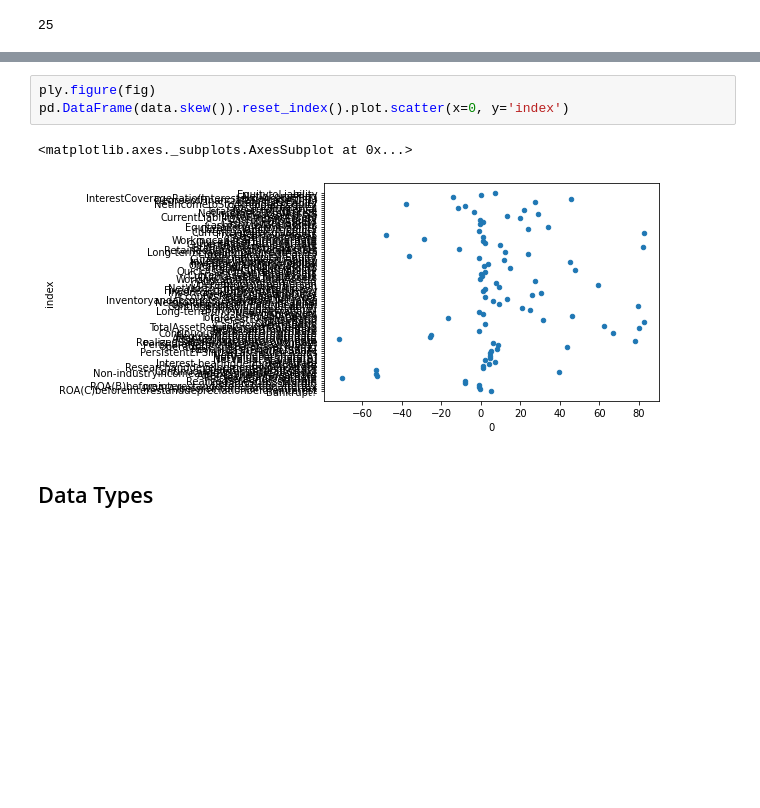
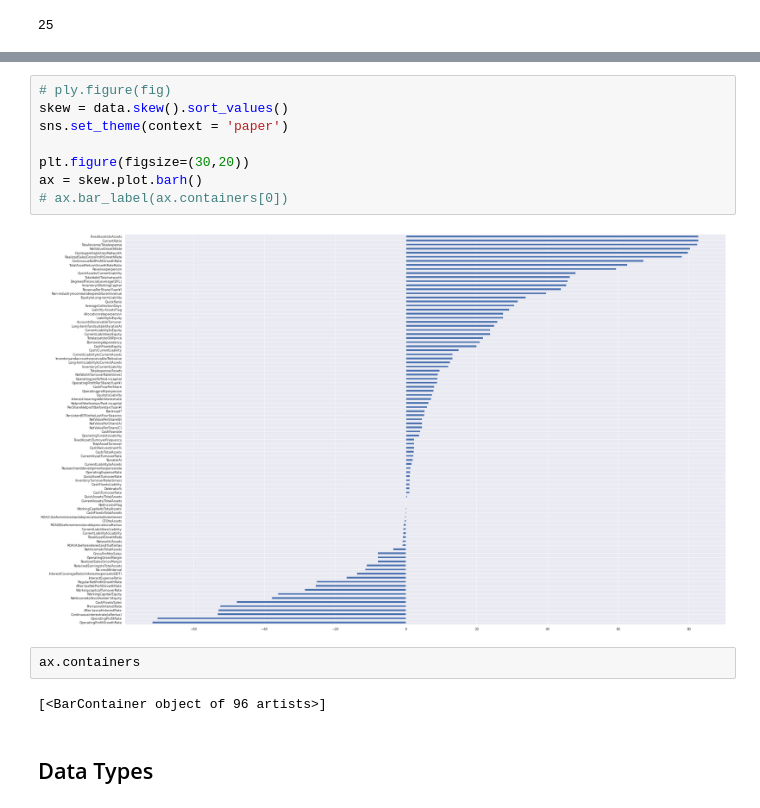
Before and after one commit to oimartin/company_bankruptcy_predictions, a Jupyter notebook: Notebook_bankrupt.ipynb, the cells around one changed output, grey strips where cells are left out. Saved outputs shown, nothing was run; the diff lists cells and outputs as text; blank space fills up the shorter version.

```diff
--- a/Notebook_bankrupt.ipynb
+++ b/Notebook_bankrupt.ipynb
@@ -118,9 +117,17 @@ plt.show()
-# %%
-ply.figure(fig)
-pd.DataFrame(data.skew()).reset_index().plot.scatter(x=0, y='index')
-# %% [output]
-<matplotlib.axes._subplots.AxesSubplot at 0x...>
-[figure, removed]
+# %%
+# ply.figure(fig)
+skew = data.skew().sort_values()
+sns.set_theme(context = 'paper')
+
+plt.figure(figsize=(30,20))
+ax = skew.plot.barh()
+# ax.bar_label(ax.containers[0])
+# %% [output]
+[figure, added]
+# %%
+ax.containers
+# %% [output]
+[<BarContainer object of 96 artists>]
 # %% [markdown]
 ## Data Types
 # %%
```
Also changed, not shown: parts of 2 cells of this notebook.
